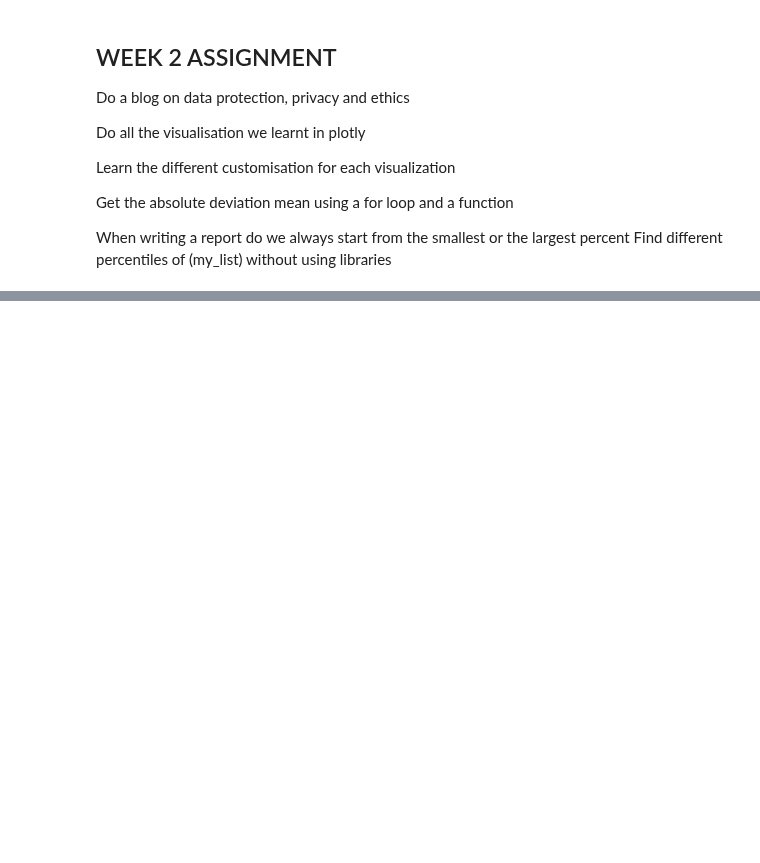
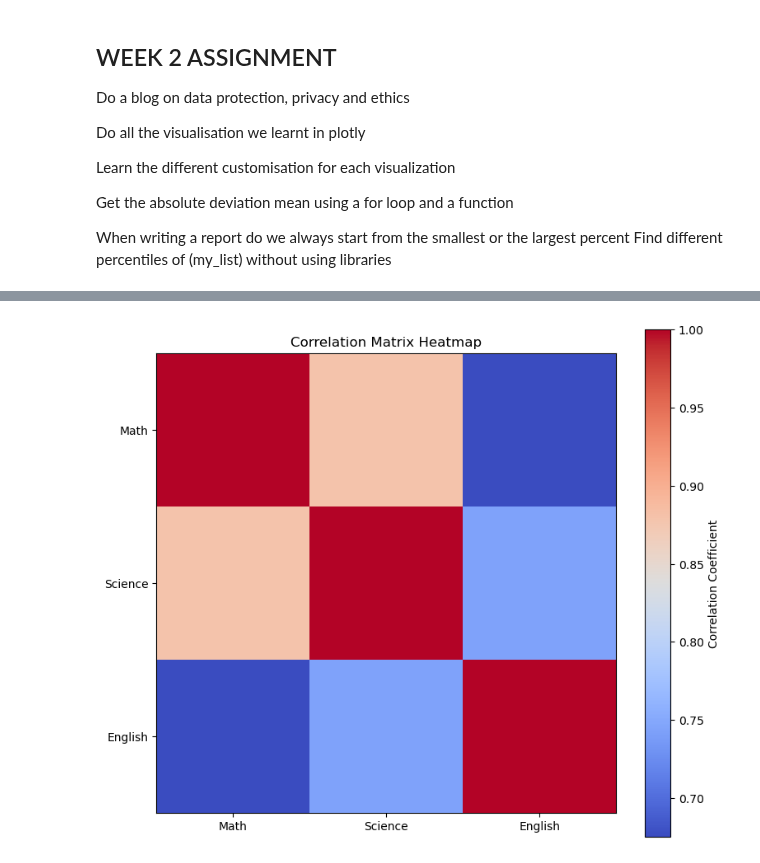
Before and after one commit to claudiahW/LuxDev, a Jupyter notebook: week2assignment.ipynb, the cells around one changed output, grey strips where cells are left out. Drawn from its saved outputs; the diff is of its cells as text; code cells hidden in the pictures; blank space fills up the shorter version.

```diff
--- a/week2assignment.ipynb
+++ b/week2assignment.ipynb
@@ -47,0 +107,32 @@ Bar plots look similar to count plots, but instead of the count of observations
+# %%
+import numpy as np
+import matplotlib.pyplot as plt
+
+# Sample dataset: Scores of students in three subjects
+data = {
+    "Math": [85, 90, 78, 92, 88, 76, 95, 89, 84, 91],
+    "Science": [88, 85, 82, 95, 90, 80, 96, 87, 83, 92],
+    "English": [78, 82, 85, 88, 84, 79, 91, 86, 80, 87]
+}
+
+# Convert the dataset into a NumPy array
+scores = np.array([data["Math"], data["Science"], data["English"]])
+
+# Calculate the correlation matrix
+correlation_matrix = np.corrcoef(scores)
+plt.figure(figsize=(9,8))
+# Create a heatmap
+plt.imshow(correlation_matrix, cmap='coolwarm', interpolation='nearest')
+
+# Add color bar
+plt.colorbar(label='Correlation Coefficient')
+
+# Add labels
+plt.xticks(ticks=[0, 1, 2], labels=["Math", "Science", "English"])
+plt.yticks(ticks=[0, 1, 2], labels=["Math", "Science", "English"])
+plt.title("Correlation Matrix Heatmap")
+
+# Show the plot
+plt.show()
+# %% [output]
+[figure, added]
```
Also changed, not shown: parts of 4 cells of this notebook, 2 other files.
